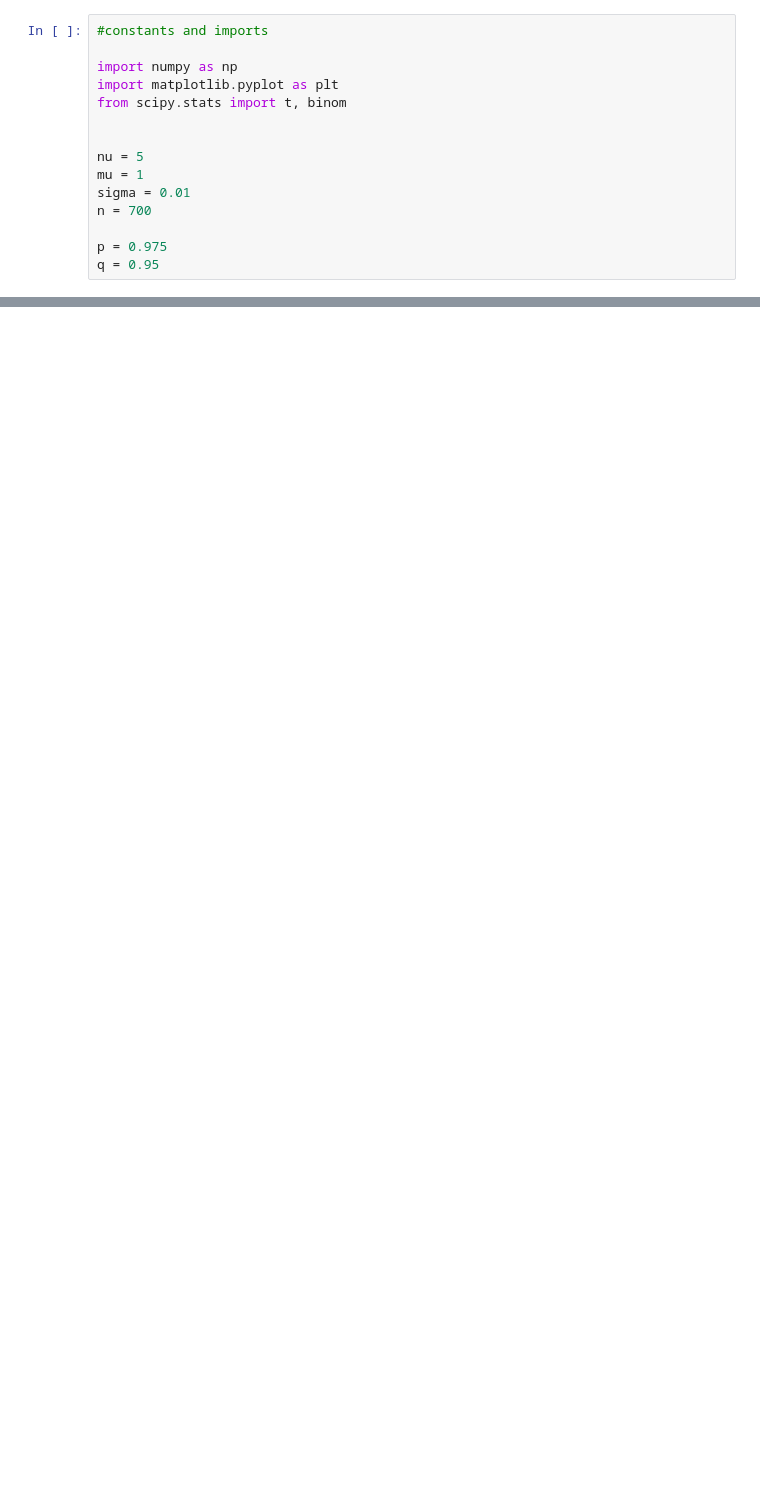
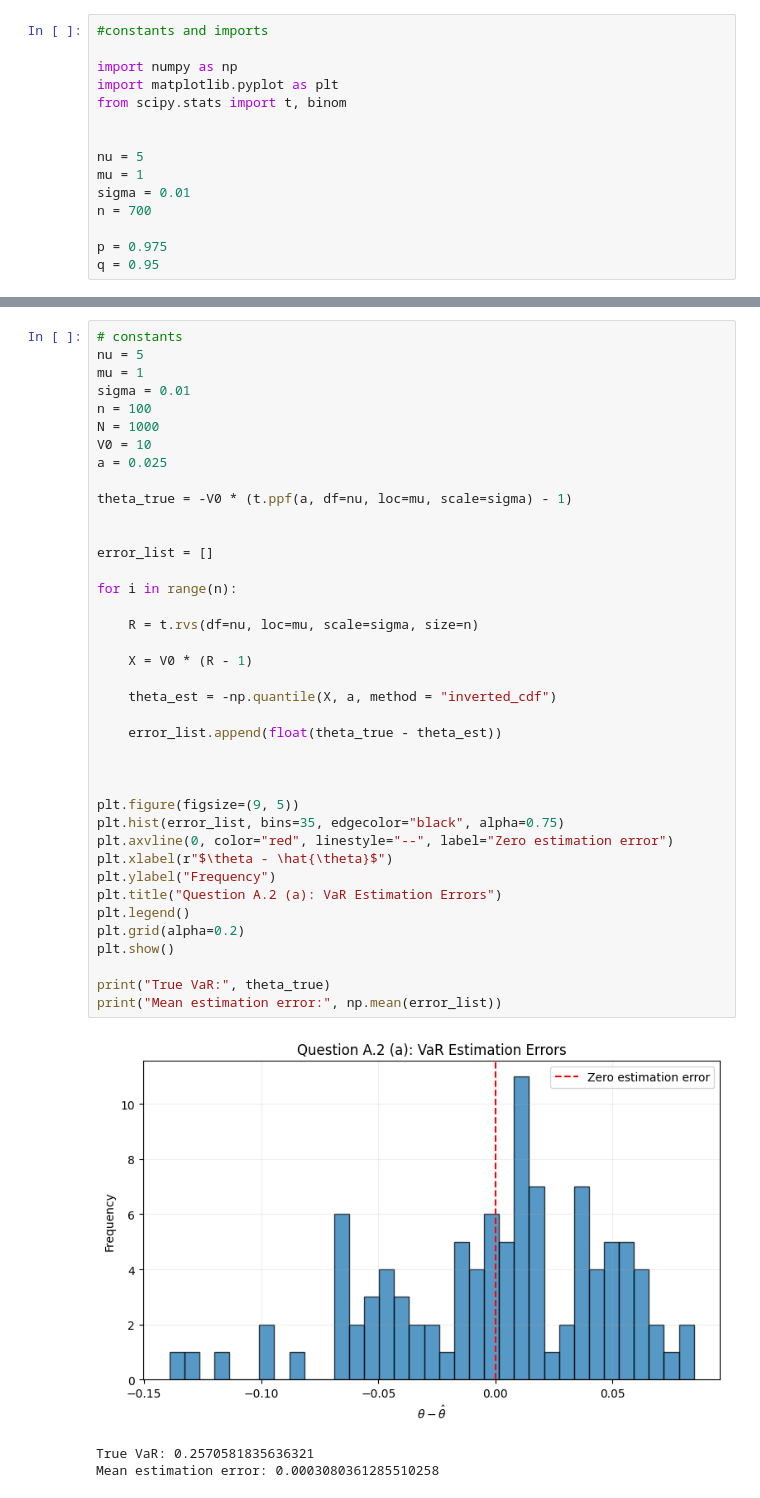
Before and after one commit to tom-fritzdorf/Risk-managment, a Jupyter notebook: Projekt1_Tom.ipynb, the cells around one changed output, grey strips where cells are left out. Cells and saved outputs as stored; diff of their text form; blank space fills up the shorter version.

```diff
--- a/Projekt1_Tom.ipynb
+++ b/Projekt1_Tom.ipynb
@@ -107,0 +117,43 @@ Empirical coverage: 96.500%
+# %%
+# constants
+nu = 5
+mu = 1
+sigma = 0.01
+n = 100
+N = 1000
+V0 = 10
+a = 0.025
+
+theta_true = -V0 * (t.ppf(a, df=nu, loc=mu, scale=sigma) - 1)
+
+
+error_list = []
+
+for i in range(n):
+
+    R = t.rvs(df=nu, loc=mu, scale=sigma, size=n)
+
+    X = V0 * (R - 1)
+
+    theta_est = -np.quantile(X, a, method = "inverted_cdf")
+
+    error_list.append(float(theta_true - theta_est))
+
+
+
+plt.figure(figsize=(9, 5))
+plt.hist(error_list, bins=35, edgecolor="black", alpha=0.75)
+plt.axvline(0, color="red", linestyle="--", label="Zero estimation error")
+plt.xlabel(r"$\theta - \hat{\theta}$")
+plt.ylabel("Frequency")
+plt.title("Question A.2 (a): VaR Estimation Errors")
+plt.legend()
+plt.grid(alpha=0.2)
+plt.show()
+
+print("True VaR:", theta_true)
+print("Mean estimation error:", np.mean(error_list))
+# %% [output]
+[figure, added]
+True VaR: 0.2570581835636321
+Mean estimation error: 0.0003080361285510258
```
Also changed, not shown: parts of 3 cells of this notebook.
